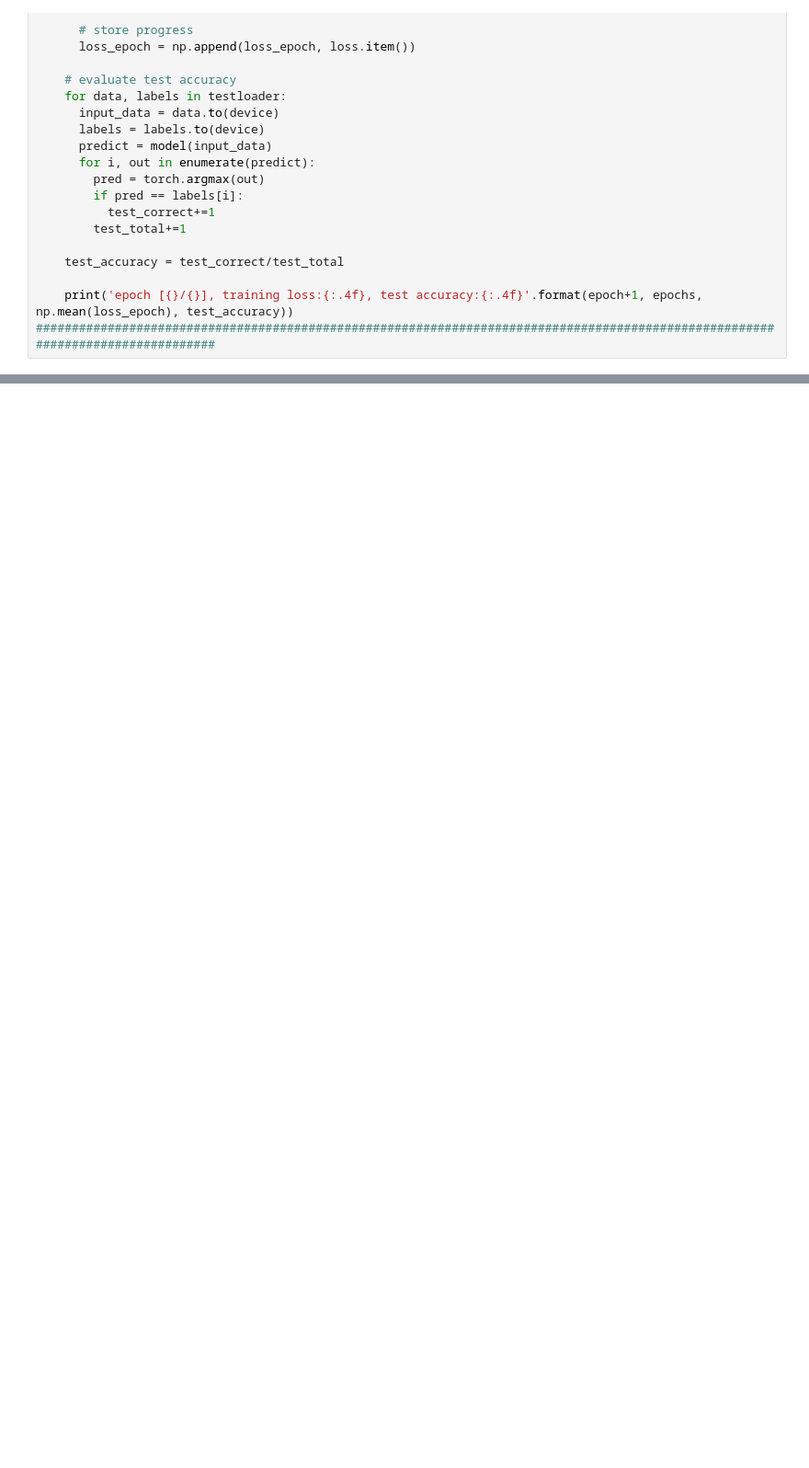
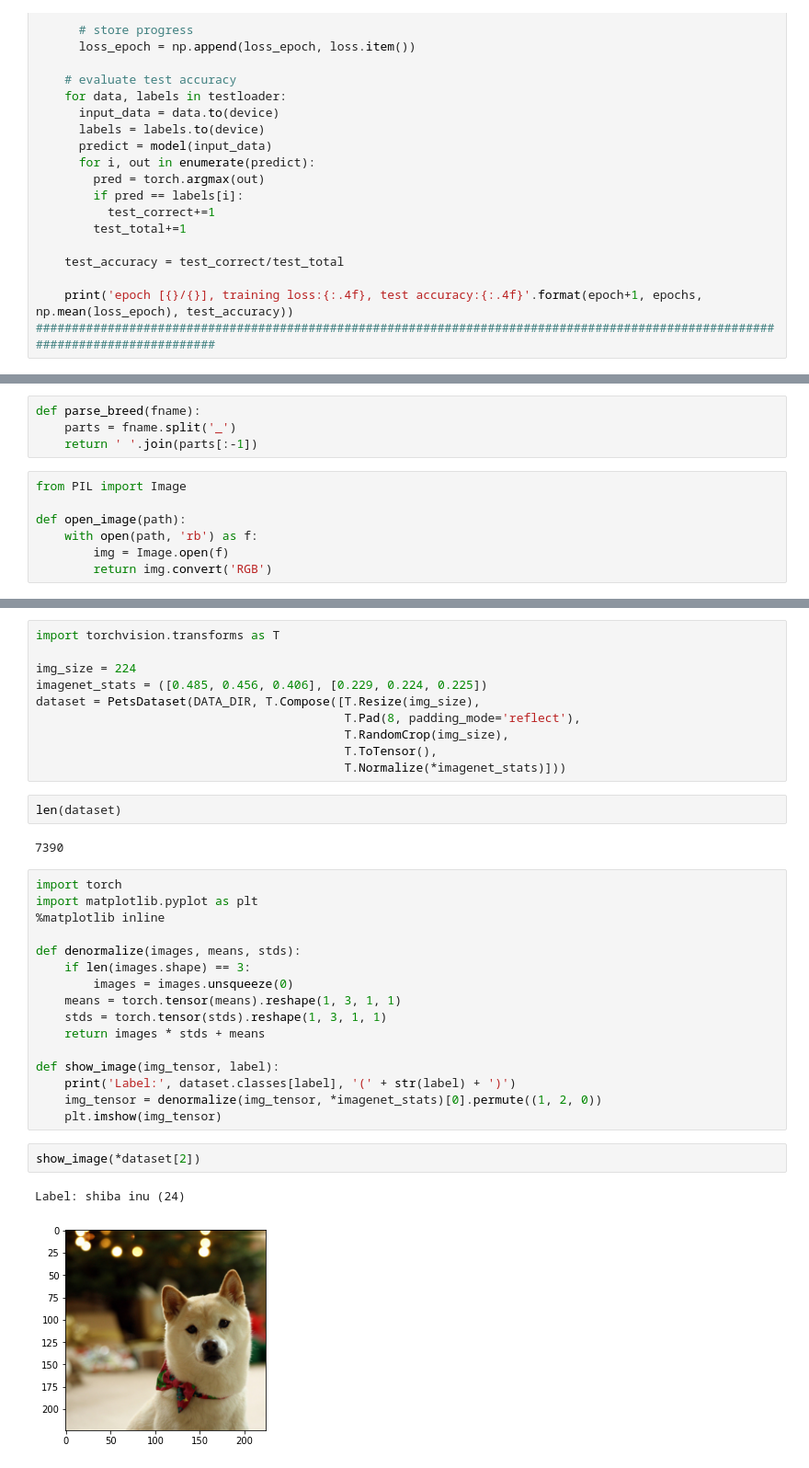
Before and after one commit to tasyaa04/datascience, a Jupyter notebook: PetBreed.ipynb, the cells around one changed output, grey strips where cells are left out. Shown at 92% size. Drawn from its saved outputs; the diff is of its cells as text; blank space fills up the shorter version.

```diff
--- a/PetBreed.ipynb
+++ b/PetBreed.ipynb
@@ -89,0 +93,11 @@ Extracting oxford-iiit-pet/oxford-iiit-pet/annotations.tar.gz to oxford-iiit-pet
+# %%
+def parse_breed(fname):
+    parts = fname.split('_')
+    return ' '.join(parts[:-1])
+# %%
+from PIL import Image
+
+def open_image(path):
+    with open(path, 'rb') as f:
+        img = Image.open(f)
+        return img.convert('RGB')
@@ -89,0 +122,35 @@ Extracting oxford-iiit-pet/oxford-iiit-pet/annotations.tar.gz to oxford-iiit-pet
+# %%
+import torchvision.transforms as T
+
+img_size = 224
+imagenet_stats = ([0.485, 0.456, 0.406], [0.229, 0.224, 0.225])
+dataset = PetsDataset(DATA_DIR, T.Compose([T.Resize(img_size),
+                                           T.Pad(8, padding_mode='reflect'),
+                                           T.RandomCrop(img_size),
+                                           T.ToTensor(),
+                                           T.Normalize(*imagenet_stats)]))
+# %%
+len(dataset)
+# %% [output]
+7390
+# %%
+import torch
+import matplotlib.pyplot as plt
+%matplotlib inline
+
+def denormalize(images, means, stds):
+    if len(images.shape) == 3:
+        images = images.unsqueeze(0)
+    means = torch.tensor(means).reshape(1, 3, 1, 1)
+    stds = torch.tensor(stds).reshape(1, 3, 1, 1)
+    return images * stds + means
+
+def show_image(img_tensor, label):
+    print('Label:', dataset.classes[label], '(' + str(label) + ')')
+    img_tensor = denormalize(img_tensor, *imagenet_stats)[0].permute((1, 2, 0))
+    plt.imshow(img_tensor)
+# %%
+show_image(*dataset[2])
+# %% [output]
+Label: shiba inu (24)
+[figure, added]
```
Also changed, not shown: parts of 5 cells of this notebook.
